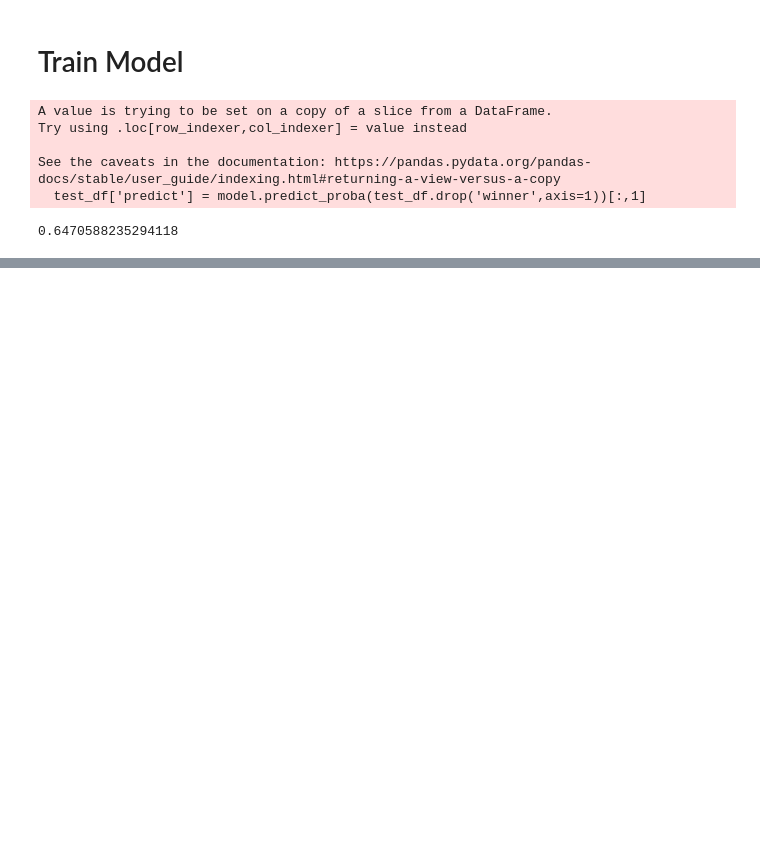
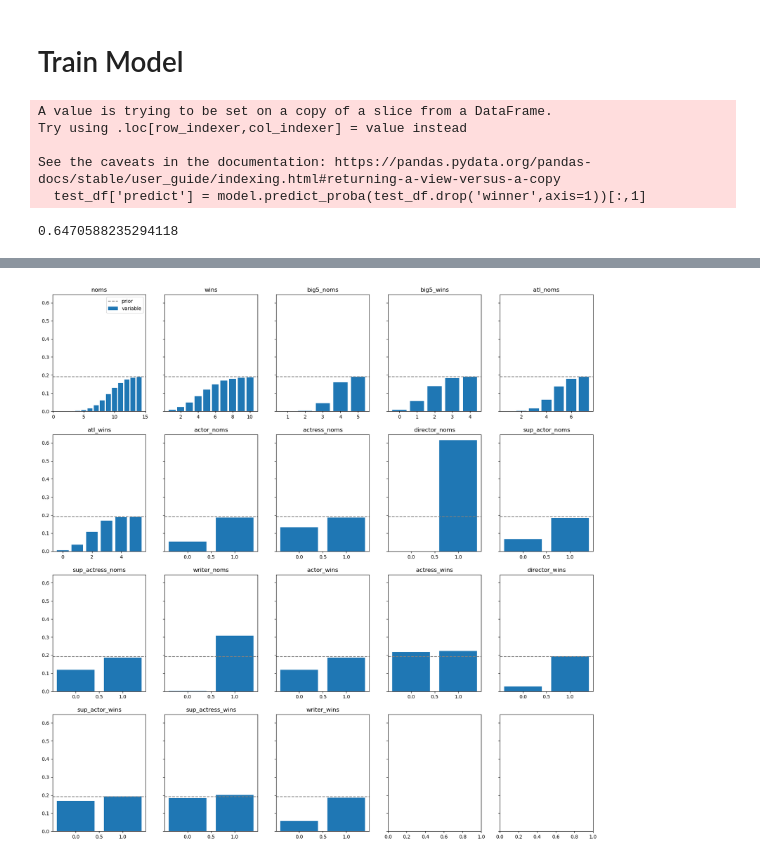
Before and after one commit to nthall93/oscars, a Jupyter notebook: model.ipynb, the cells around one changed output, grey strips where cells are left out. Cells and saved outputs as stored; diff of their text form; code cells hidden in the pictures; blank space fills up the shorter version.

Commit message:
added probability distributions

```diff
--- a/model.ipynb
+++ b/model.ipynb
@@ -111,0 +140,10 @@ actual = test_df.groupby('year_ceremony')['winner'].idxmax()
+# %%
+#first get the parameters and put them in a dataframe
+
+#[1] is selected to reflect the distributions for predicting winning the award
+var_df = pd.DataFrame({'theta':model.theta_[1],'var':model.var_[1]},index=model.feature_names_in_)
+
+#add min, max for every variable. This will be needed for plots later
+mm_df = model_df.describe().loc[['min','max'],var_df.index].T
+var_df = pd.merge(var_df,mm_df,left_index=True,right_index=True)
+var_df
@@ -111,0 +168,35 @@ actual = test_df.groupby('year_ceremony')['winner'].idxmax()
+# %%
+def calc_prob(prior,theta,var,x):
+    #calculate the probability of y given the parameters
+
+
+    log_prior = np.log(prior)
+    n_ij = -0.5 * np.sum(np.log(2.0 * np.pi * var))
+    n_ij -= 0.5 * ((x - theta) ** 2) / (var)
+    p = np.exp(log_prior + n_ij)
+
+    return p
+
+
+
+prior = model.class_prior_[1]
+
+#plot the distributions in a grid
+fig, axes = plt.subplots(4,int(np.ceil(var_df.shape[0]/4)),figsize=(20,20),sharey=True)
+first= True
+for (ax, (var_name,ser)) in zip(axes.flatten(),var_df.iterrows()):
+
+    #data is discrete so only plot integers including the max value
+    x = np.arange(ser['min'],ser['max']+1)
+
+    y = calc_prob(prior,ser['theta'],ser['var'],x)
+    ax.bar(x,y.cumsum(),label='variable')
+    ax.axhline(prior,linestyle='--',color='grey',label='prior')
+    ax.set_title(var_name)
+    if first:
+        first = False
+        ax.legend()
+
+plt.show()
+# %% [output]
+[figure, added]
```
Also changed, not shown: parts of 10 cells of this notebook, 1 other file.
